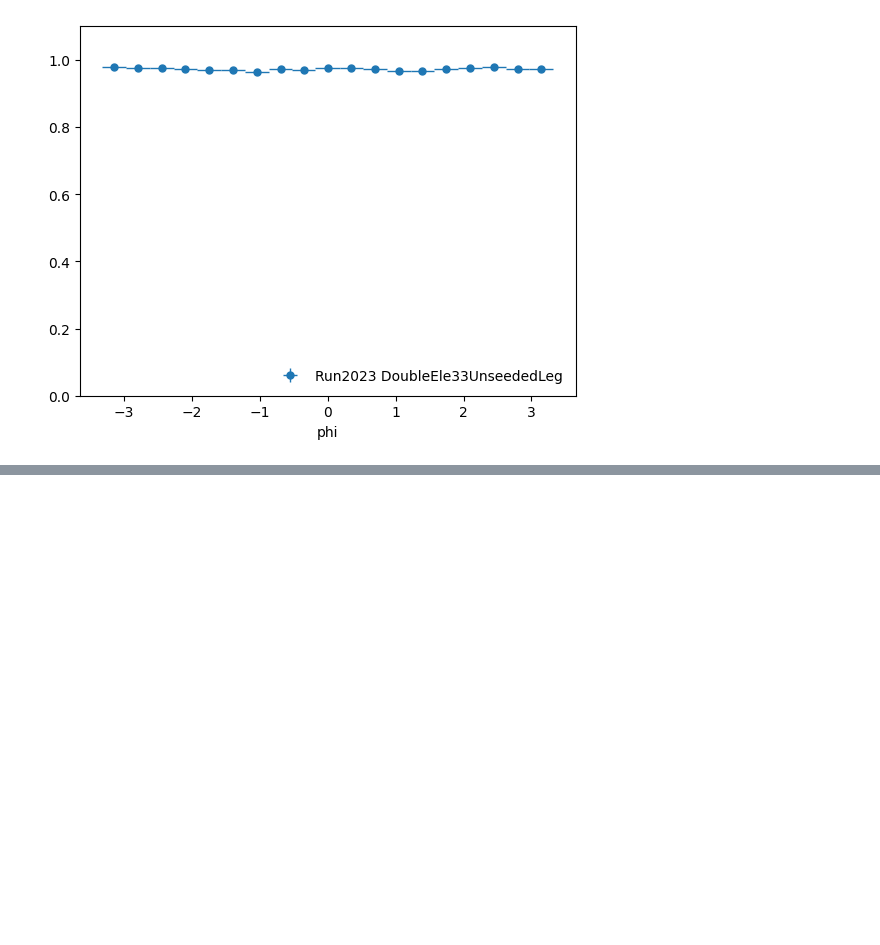
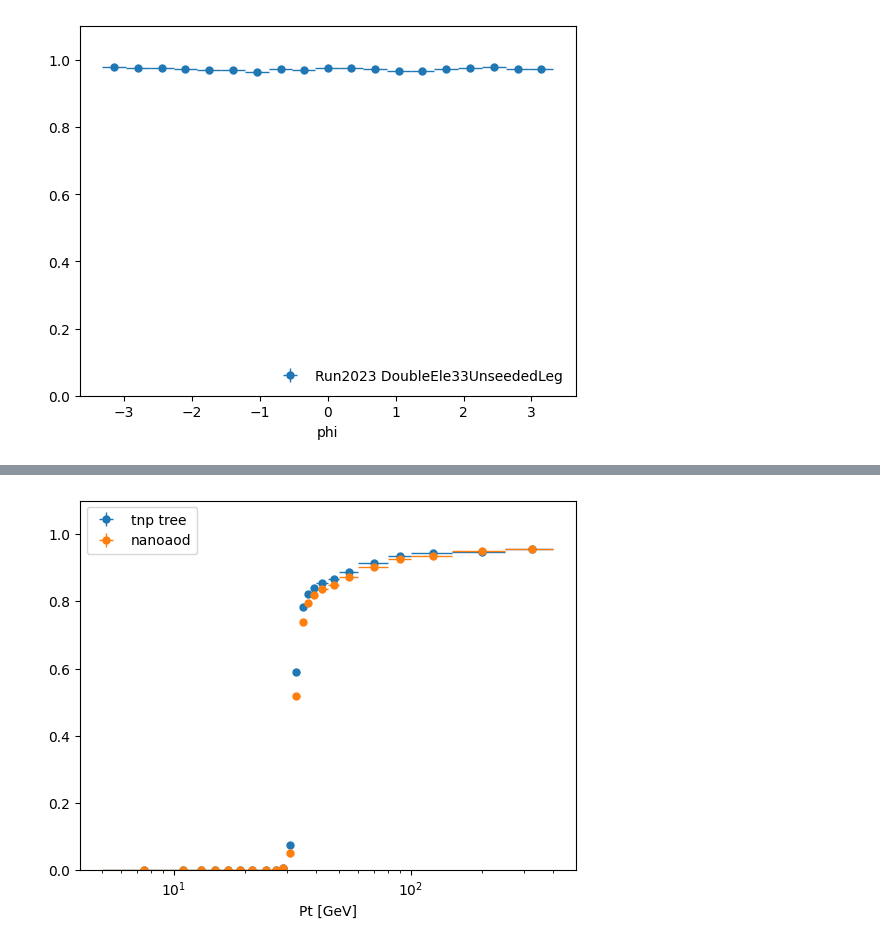
Before and after one commit to ikrommyd/egamma-tnp, a Jupyter notebook: ntuple_efficiency.ipynb, the cells around one changed output, grey strips where cells are left out. Drawn from its saved outputs; the diff is of its cells as text; code cells hidden in the pictures; blank space fills up the shorter version.

```diff
--- a/ntuple_efficiency.ipynb
+++ b/ntuple_efficiency.ipynb
@@ -172,7 +172,7 @@ def find_probes(path, filter, goldenjson, extra_filter, extra_filter_args):
         mask = lumimask(events.run, events.lumi)
         events = events[mask]
 
-    pt = 5
+    pt = find_pt_threshold(filter) - 3
     pass_pt_tags = events.tag_Ele_pt > 35
     pass_pt_probes = events.el_pt > pt
     pass_tight_id = events.passingCutBasedTight122XV1 == 1
@@ -519,14 +519,14 @@ for year in ["2022", "2023"]:
 [figure]
 # %%
 res = get_tnp_histograms(
-    "tnptuples/data_EGamma_Run2023D.root",
-    "passHltEle30WPTightGsf",
+    "tnptuples/data_EGamma_Run2022.root",
+    "passHltEle32WPTightGsf",
     # goldenjson="json/Cert_Collisions2022_355100_362760_Golden.json",
     eta_regions_pt={
         "barrel": [0.0, 1.4442],
         "endcap_loweta": [1.566, 2.0],
         "endcap_higheta": [2.0, 2.5],
     },
-    plateau_cut=30,
+    plateau_cut=35,
     progress=True,
 )
@@ -573,21 +587,23 @@ plt.show()
 # %%
 plt.figure()
 plot_efficiency(
     res["pt"]["barrel"]["passing"],
     res["pt"]["barrel"]["all"],
     label="tnp tree",
 )
-with uproot.open("root_files/Run2023D_Ele30.root") as f:
+with uproot.open("tnptuples/Run2023D_Ele30.root") as f:
     plot_efficiency(
         f["pt"]["barrel"]["passing"].to_hist(),
         f["pt"]["barrel"]["all"].to_hist(),
         label="nanoaod",
     )
 plt.legend()
 plt.xscale("log")
 plt.ylim(0.0, 1.1)
 
 plt.show()
+# %% [output]
+[figure, added]
 # %%
 plt.figure()
 plot_efficiency(
```
Also changed, not shown: parts of 4 cells of this notebook, 1 other file.
